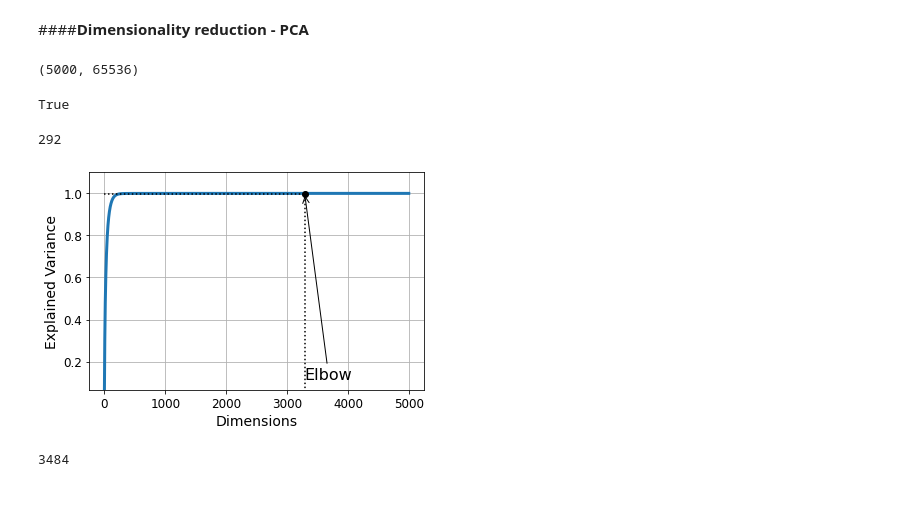
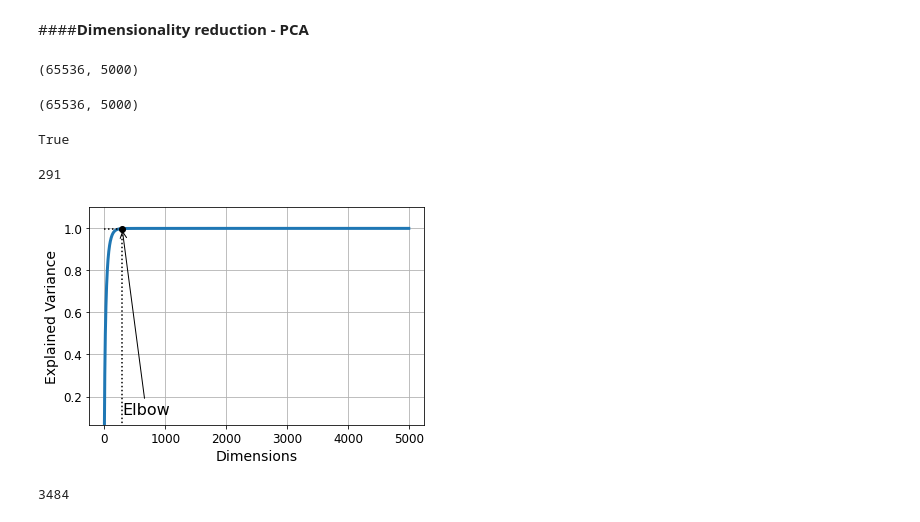
Before and after one commit to mustaphajola/msc-irp, a Jupyter notebook: PredGAN/Compression.ipynb, the cells around one changed output. Drawn from its saved outputs; the diff is of its cells as text; code cells hidden in the pictures.

```diff
--- a/PredGAN/Compression.ipynb
+++ b/PredGAN/Compression.ipynb
@@ -223,10 +223,10 @@ X_train3d.shape
 ####**Dimensionality reduction - PCA**
 # %%
 normalize = False # flag to normalize training data before PCA or not.
-X_train1d = X_train3d.reshape((-1, nx*nx))
+X_train1d = X_train3d.reshape((-1, nx*nx)).transpose()
 X_train1d.shape
 # %% [output]
-(5000, 65536)
+(65536, 5000)
 # %%
 from sklearn.decomposition import PCA
 from sklearn.preprocessing import StandardScaler
@@ -236,8 +236,11 @@ if(normalize):
   X_train1d = StandardScaler().fit_transform(X_train1d)
 
 # Initiate PCA
-pca = PCA(X_train1d.shape[0])
+pca = PCA(X_train1d.shape[1])
 X_train_pca = pca.fit_transform(X_train1d)
+print(X_train_pca.shape)
+# %% [output]
+(65536, 5000)
 # %%
 X_recovered_1d = pca.inverse_transform(X_train_pca)
 np.allclose(X_recovered_1d, X_train1d)
@@ -249,19 +252,19 @@ cumsum_eig = np.cumsum(pca.explained_variance_ratio_)
 n_components_eig = np.argmax(cumsum_eig >= p) + 1 # returns the indices of the maximum values along an axis.
 n_components_eig
 # %% [output]
-292
+291
 # %%
 plt.figure(figsize=(6,4))
 plt.plot(cumsum_eig, linewidth=3)
 plt.xlabel("Dimensions")
 plt.ylabel("Explained Variance")
 plt.ylim([cumsum_eig[0],1.1])
-plt.plot([d, d], [0, p], "k:")
-plt.plot([0, d], [p, p], "k:")
-plt.plot(d, p, "ko")
-plt.annotate("Elbow", xy=(d, p), xytext=(d, cumsum_eig[0]+0.05),
+plt.plot([n_components_eig, n_components_eig], [0, p], "k:")
+plt.plot([0, n_components_eig], [p, p], "k:")
+plt.plot(n_components_eig, p, "ko")
+plt.annotate("Elbow", xy=(n_components_eig, p), xytext=(n_components_eig, cumsum_eig[0]+0.05),
              arrowprops=dict(arrowstyle="->"), fontsize=16)
 plt.grid(True)
 plt.show()
 # %% [output]
-[figure, old version]
+[figure, new version]
```
Also changed, not shown: parts of 5 cells of this notebook.
